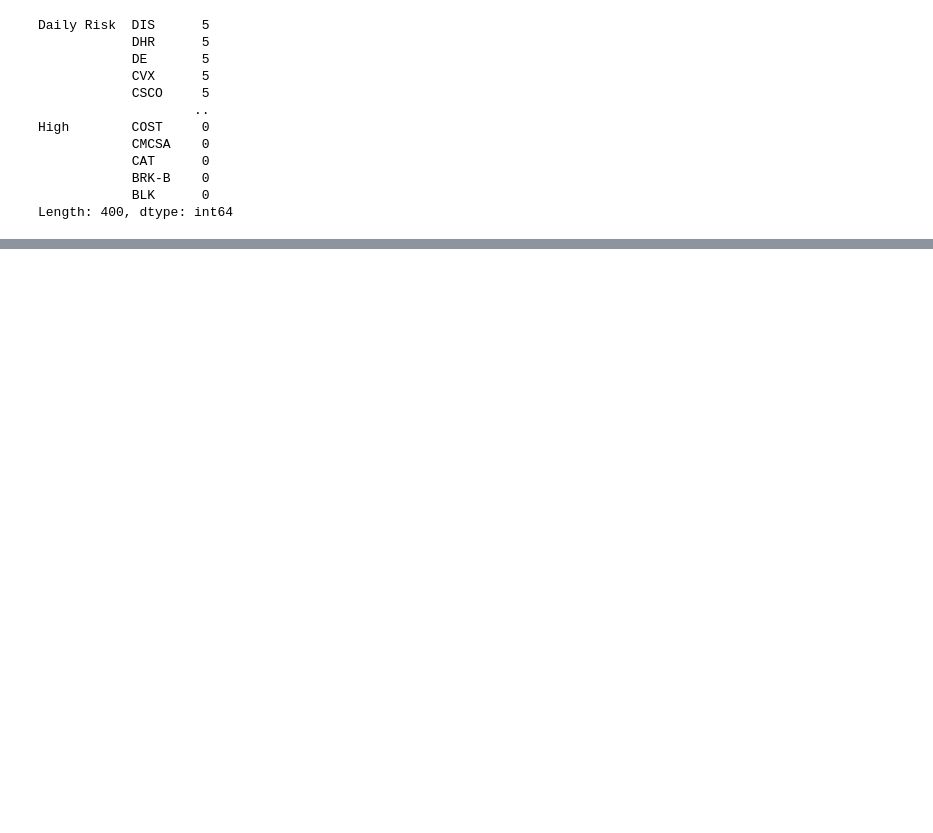
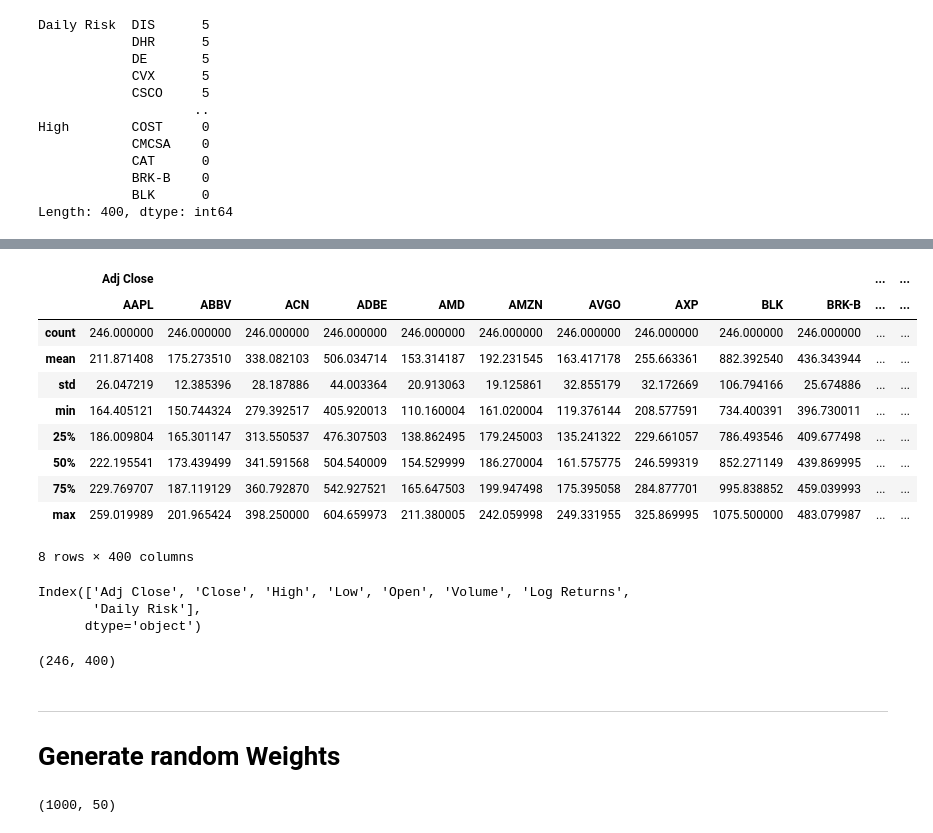
Before and after one commit to Lennykiruthu/foundation-ds-projects, a Jupyter notebook: monte_carlo_notebook.ipynb, the cells around one changed output, grey strips where cells are left out. Cells and saved outputs as stored; diff of their text form; code cells hidden in the pictures; blank space fills up the shorter version.

```diff
--- a/monte_carlo_notebook.ipynb
+++ b/monte_carlo_notebook.ipynb
@@ -288,0 +312,3 @@ Length: 400, dtype: int64
+# %%
+# Drop rows with missing data
+data = data.dropna()
@@ -288,0 +330,37 @@ Length: 400, dtype: int64
+# %%
+data.describe()
+# %% [output]
+|  | Adj Close |  |  |  |  |  |  |  |  |  | ... | ... |
+|  | AAPL | ABBV | ACN | ADBE | AMD | AMZN | AVGO | AXP | BLK | BRK-B | ... | ... |
+| count | 246.000000 | 246.000000 | 246.000000 | 246.000000 | 246.000000 | 246.000000 | 246.000000 | 246.000000 | 246.000000 | 246.000000 | ... | ... |
+| mean | 211.871408 | 175.273510 | 338.082103 | 506.034714 | 153.314187 | 192.231545 | 163.417178 | 255.663361 | 882.392540 | 436.343944 | ... | ... |
+| std | 26.047219 | 12.385396 | 28.187886 | 44.003364 | 20.913063 | 19.125861 | 32.855179 | 32.172669 | 106.794166 | 25.674886 | ... | ... |
+| min | 164.405121 | 150.744324 | 279.392517 | 405.920013 | 110.160004 | 161.020004 | 119.376144 | 208.577591 | 734.400391 | 396.730011 | ... | ... |
+| 25% | 186.009804 | 165.301147 | 313.550537 | 476.307503 | 138.862495 | 179.245003 | 135.241322 | 229.661057 | 786.493546 | 409.677498 | ... | ... |
+| 50% | 222.195541 | 173.439499 | 341.591568 | 504.540009 | 154.529999 | 186.270004 | 161.575775 | 246.599319 | 852.271149 | 439.869995 | ... | ... |
+| 75% | 229.769707 | 187.119129 | 360.792870 | 542.927521 | 165.647503 | 199.947498 | 175.395058 | 284.877701 | 995.838852 | 459.039993 | ... | ... |
+| max | 259.019989 | 201.965424 | 398.250000 | 604.659973 | 211.380005 | 242.059998 | 249.331955 | 325.869995 | 1075.500000 | 483.079987 | ... | ... |
+8 rows × 400 columns
+# %%
+data.columns.get_level_values(0).unique()
+# %% [output]
+Index(['Adj Close', 'Close', 'High', 'Low', 'Open', 'Volume', 'Log Returns',
+       'Daily Risk'],
+      dtype='object')
+# %%
+data.shape
+# %% [output]
+(246, 400)
+# %% [markdown]
+---
+# Generate random Weights
+# %%
+n_assets = 50  # Number of assets
+n_portfolios = 1000  # Number of random portfolios
+
+# Initialize an empty array to store portfolio weights
+random_portfolios = np.zeros((n_portfolios, n_assets))
+
+random_portfolios.shape
+# %% [output]
+(1000, 50)
```
Also changed, not shown: parts of 17 cells of this notebook.
